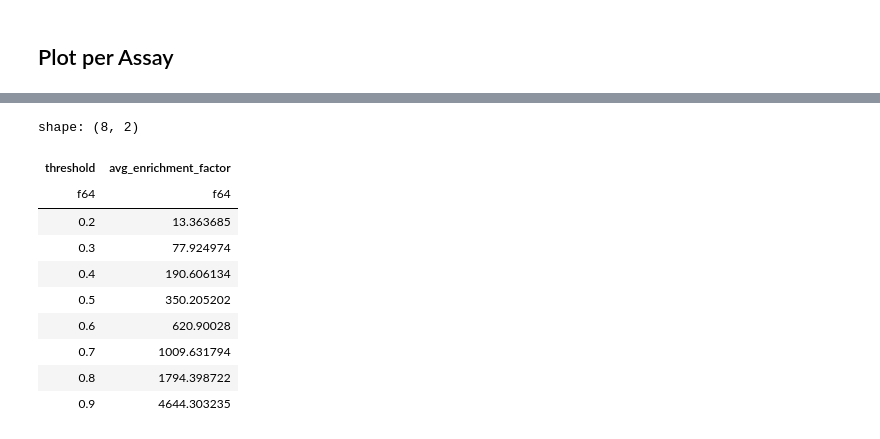
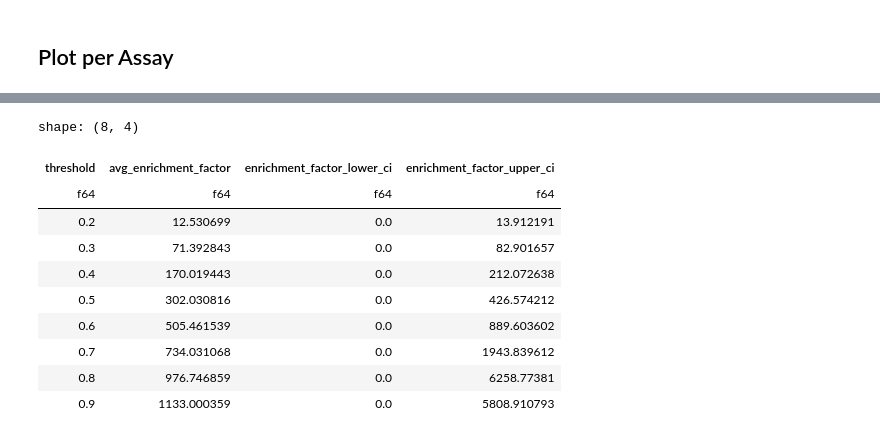
Before and after one commit to Jack-42/ligandActivityAnalysis, a Jupyter notebook: notebooks/ligand_similarity_prob_analysis.ipynb, the cells around one changed output, grey strips where cells are left out. Cells and saved outputs as stored; diff of their text form; code cells hidden in the pictures.

```diff
--- a/notebooks/ligand_similarity_prob_analysis.ipynb
+++ b/notebooks/ligand_similarity_prob_analysis.ipynb
@@ -333,18 +380,27 @@ assay_df_filt = assay_df.filter(assay_df["high_sim_pairs"] > 0)
+# %%
+def get_percentile(data, percentile: float = 5) -> float:
+    return scipy.stats.scoreatpercentile(data, per=percentile)
 # %%
-adf = assay_df_filt.group_by("threshold").agg(pl.col('enrichment_factor').mean().alias('avg_enrichment_factor')).sort("threshold")
+alpha = 0.05
+percentile = 100 * alpha
+adf = assay_df.group_by("threshold").agg(
+    avg_enrichment_factor=pl.col('enrichment_factor').mean(),
+    enrichment_factor_lower_ci=pl.col("enrichment_factor").map_elements(lambda group: get_percentile(group, percentile), return_dtype=float),
+    enrichment_factor_upper_ci=pl.col("enrichment_factor").map_elements(lambda group: get_percentile(group, 100 - percentile), return_dtype=float)
+    ).sort("threshold")
 adf
 # %% [output]
-shape: (8, 2)
+shape: (8, 4)
-| threshold | avg_enrichment_factor |
-| f64 | f64 |
-| 0.2 | 13.363685 |
-| 0.3 | 77.924974 |
-| 0.4 | 190.606134 |
-| 0.5 | 350.205202 |
-| 0.6 | 620.90028 |
-| 0.7 | 1009.631794 |
-| 0.8 | 1794.398722 |
-| 0.9 | 4644.303235 |
+| threshold | avg_enrichment_factor | enrichment_factor_lower_ci | enrichment_factor_upper_ci |
+| f64 | f64 | f64 | f64 |
+| 0.2 | 12.530699 | 0.0 | 13.912191 |
+| 0.3 | 71.392843 | 0.0 | 82.901657 |
+| 0.4 | 170.019443 | 0.0 | 212.072638 |
+| 0.5 | 302.030816 | 0.0 | 426.574212 |
+| 0.6 | 505.461539 | 0.0 | 889.603602 |
+| 0.7 | 734.031068 | 0.0 | 1943.839612 |
+| 0.8 | 976.746859 | 0.0 | 6258.77381 |
+| 0.9 | 1133.000359 | 0.0 | 5808.910793 |
 # %%
 thresh_order = adf["threshold"]
 # %%
```
Also changed, not shown: parts of 13 cells of this notebook.
